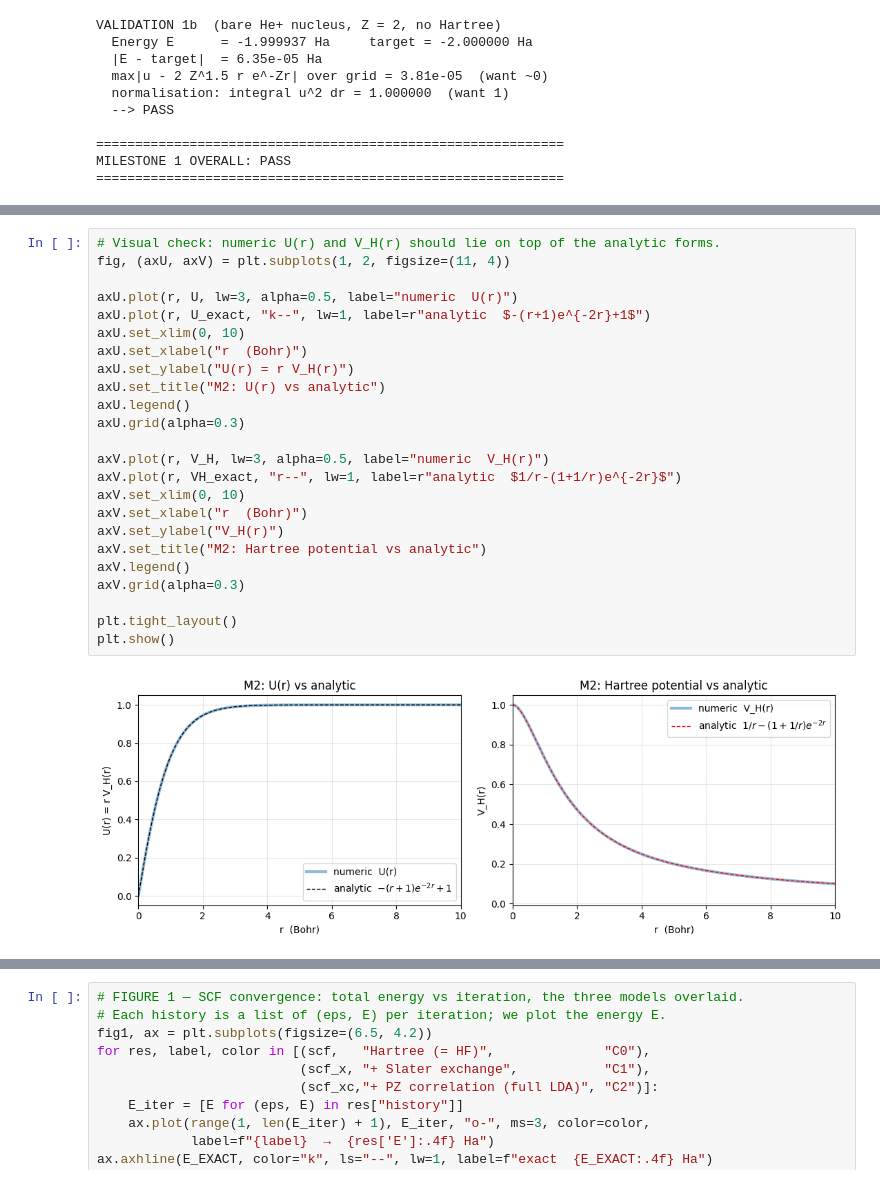
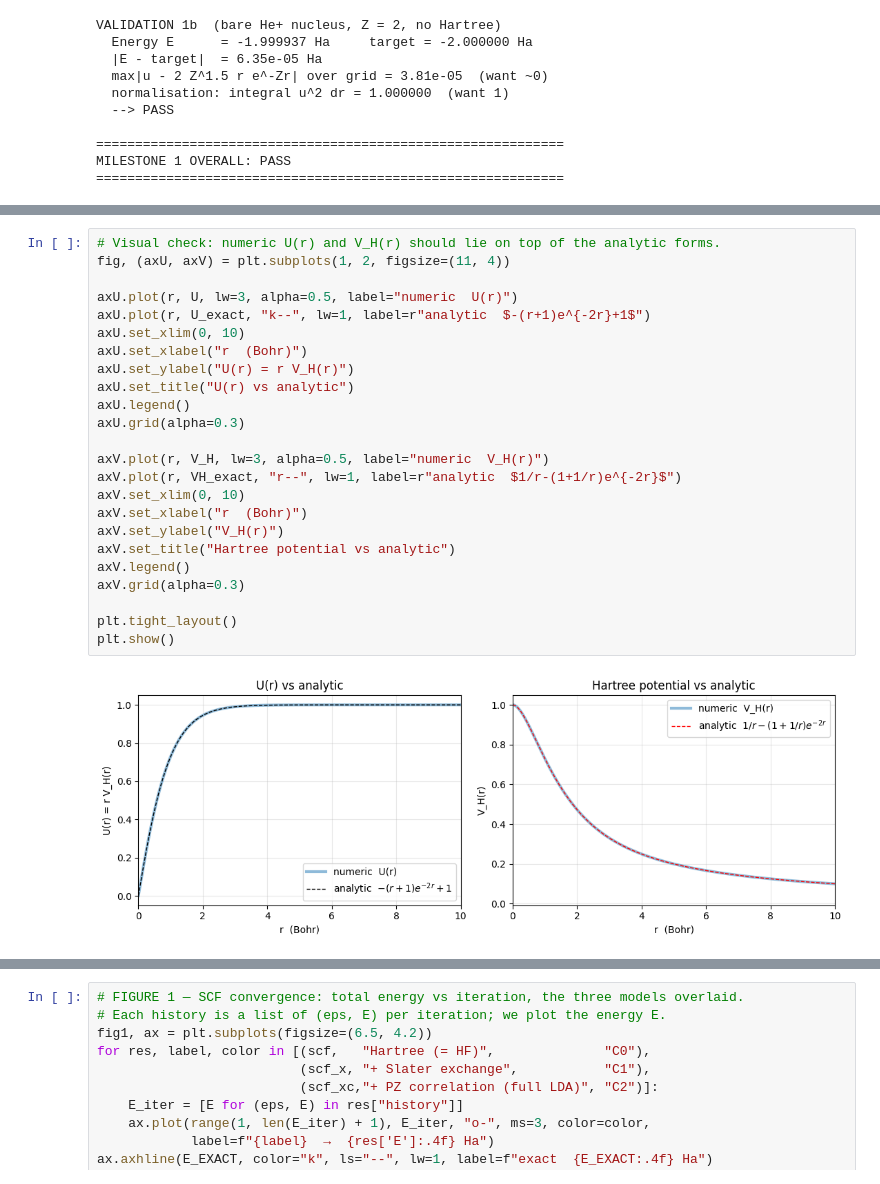
Before and after one commit to ddsyasas/dft-helium, a Jupyter notebook: helium_dft.ipynb, the cells around one changed output, grey strips where cells are left out. Cells and saved outputs as stored; diff of their text form.

```diff
--- a/helium_dft.ipynb
+++ b/helium_dft.ipynb
@@ -285,28 +285,28 @@ VALIDATION 2  (Hartree potential, hydrogen 1s density)
 # %%
 # Visual check: numeric U(r) and V_H(r) should lie on top of the analytic forms.
 fig, (axU, axV) = plt.subplots(1, 2, figsize=(11, 4))
 
 axU.plot(r, U, lw=3, alpha=0.5, label="numeric  U(r)")
 axU.plot(r, U_exact, "k--", lw=1, label=r"analytic  $-(r+1)e^{-2r}+1$")
 axU.set_xlim(0, 10)
 axU.set_xlabel("r  (Bohr)")
 axU.set_ylabel("U(r) = r V_H(r)")
-axU.set_title("M2: U(r) vs analytic")
+axU.set_title("U(r) vs analytic")
 axU.legend()
 axU.grid(alpha=0.3)
 
 axV.plot(r, V_H, lw=3, alpha=0.5, label="numeric  V_H(r)")
 axV.plot(r, VH_exact, "r--", lw=1, label=r"analytic  $1/r-(1+1/r)e^{-2r}$")
 axV.set_xlim(0, 10)
 axV.set_xlabel("r  (Bohr)")
 axV.set_ylabel("V_H(r)")
-axV.set_title("M2: Hartree potential vs analytic")
+axV.set_title("Hartree potential vs analytic")
 axV.legend()
 axV.grid(alpha=0.3)
 
 plt.tight_layout()
 plt.show()
 # %% [output]
-[figure, old version]
+[figure, new version]
 # %% [markdown]
 ---
```
Also changed, not shown: parts of 21 cells of this notebook, 12 other files.
